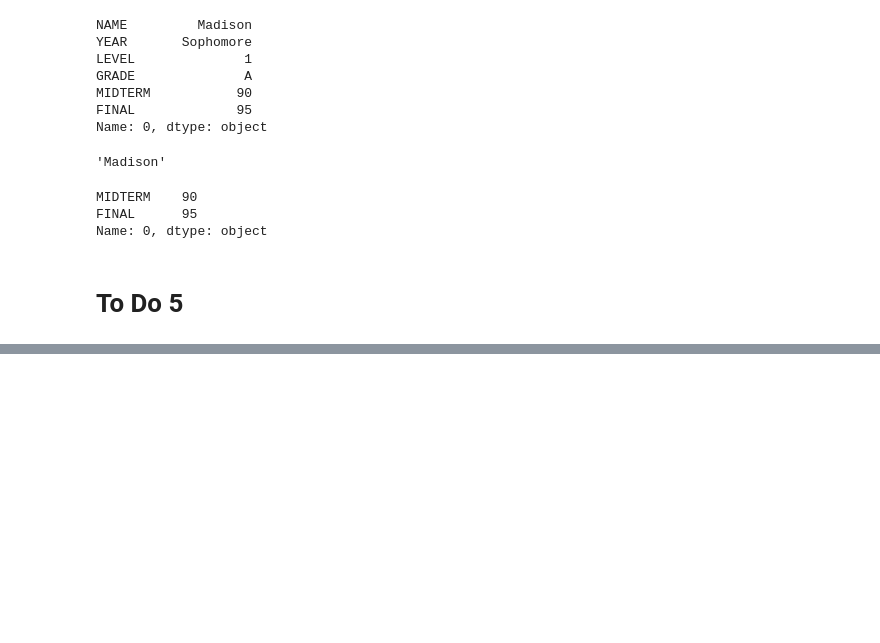
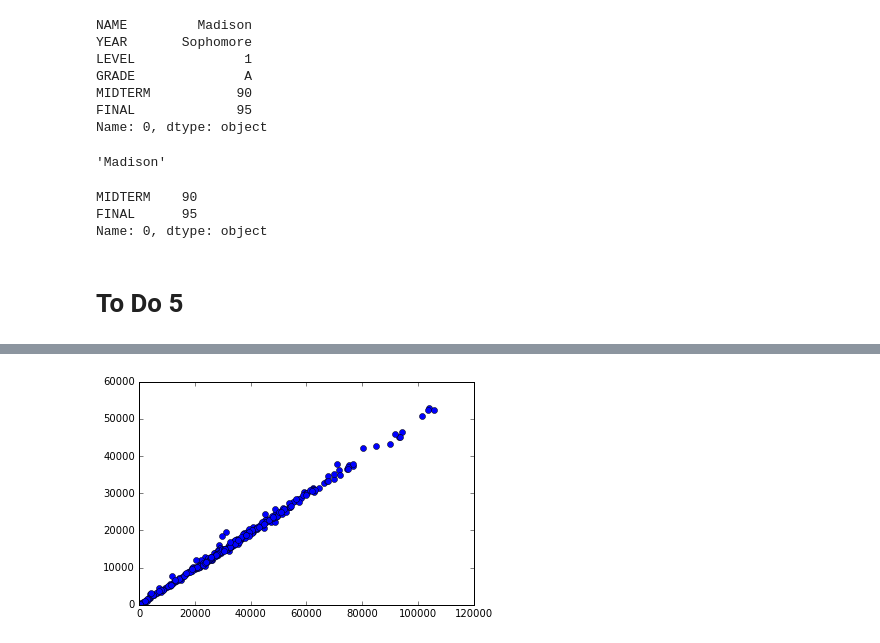
Before and after one commit to mmj32/Class-Practice-Repo, a Jupyter notebook: todo5/pandas_notes2_Alicia.ipynb, the cells around one changed output, grey strips where cells are left out. Drawn from its saved outputs; the diff is of its cells as text; code cells hidden in the pictures; blank space fills up the shorter version.

```diff
--- a/todo5/pandas_notes2_Alicia.ipynb
+++ b/todo5/pandas_notes2_Alicia.ipynb
@@ -417,0 +513,4 @@ Name: 0, dtype: object
+# %%
+plt.plot(pop,populations[["Total Males"]],'o');
+# %% [output]
+[figure, added]
```
Also changed, not shown: parts of 25 cells of this notebook.
